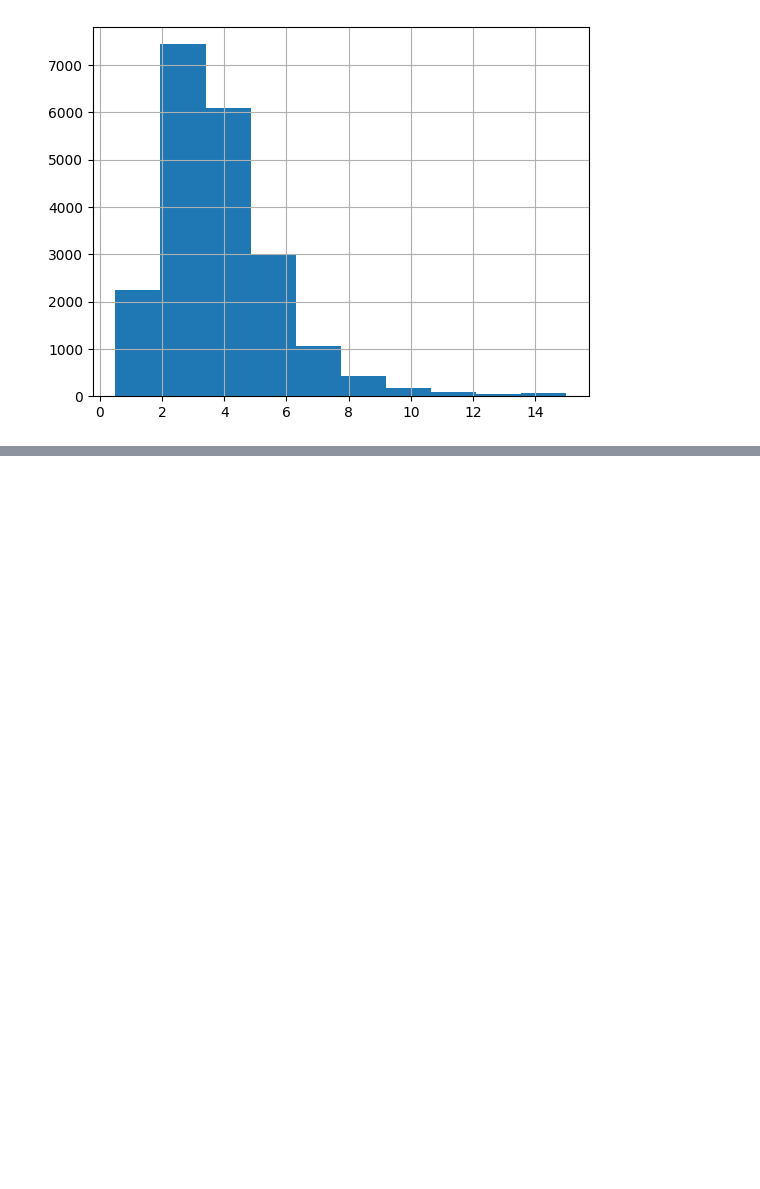
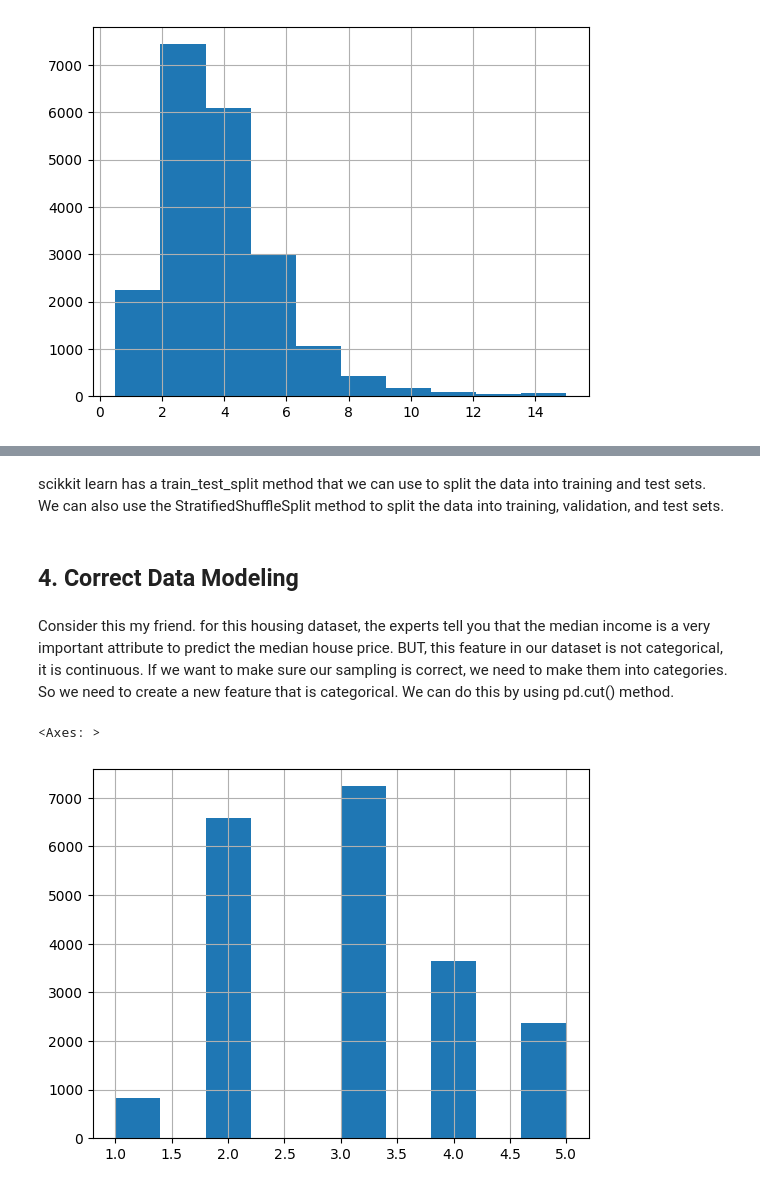
Before and after one commit to CommissarSilver/Silica-Anima, a Jupyter notebook: Schola Machinae Discendi Ingeniariae/0 - Simple End to End Machine Learning/predicting_housing_prices.ipynb, the cells around one changed output, grey strips where cells are left out. Drawn from its saved outputs; the diff is of its cells as text; code cells hidden in the pictures; blank space fills up the shorter version.

```diff
--- a/Schola Machinae Discendi Ingeniariae/0 - Simple End to End Machine Learning/predicting_housing_prices.ipynb
+++ b/Schola Machinae Discendi Ingeniariae/0 - Simple End to End Machine Learning/predicting_housing_prices.ipynb
@@ -174,0 +186,2 @@ plt.show()
+# %% [markdown]
+scikkit learn has a train_test_split method that we can use to split the data into training and test sets. We can also use the StratifiedShuffleSplit method to split the data into training, validation, and test sets.
@@ -174,0 +192,12 @@ plt.show()
+# %% [markdown]
+## 4. Correct Data Modeling
+# %% [markdown]
+Consider this my friend. for this housing dataset, the experts tell you that the median income is a very important attribute to predict the median house price.
+BUT, this feature in our dataset is not categorical, it is continuous. If we want to make sure our sampling is correct, we need to make them into categories. So we need to create a new feature that is categorical. We can do this by using pd.cut() method.
+# %%
+housing['income_cat'] = pd.cut(housing['median_income'],bins=[0., 1.5, 3.0, 4.5, 6., np.inf], labels=[1, 2, 3, 4, 5])
+# %%
+housing['income_cat'].hist()
+# %% [output]
+<Axes: >
+[figure, added]
```
Also changed, not shown: parts of 16 cells of this notebook.
